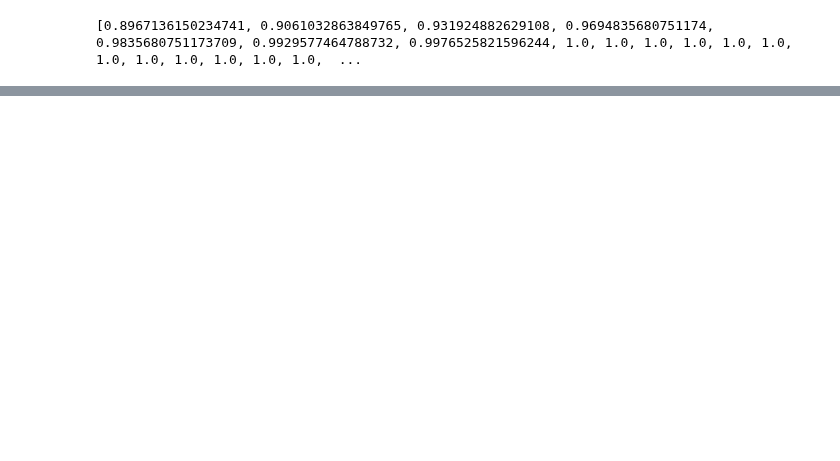
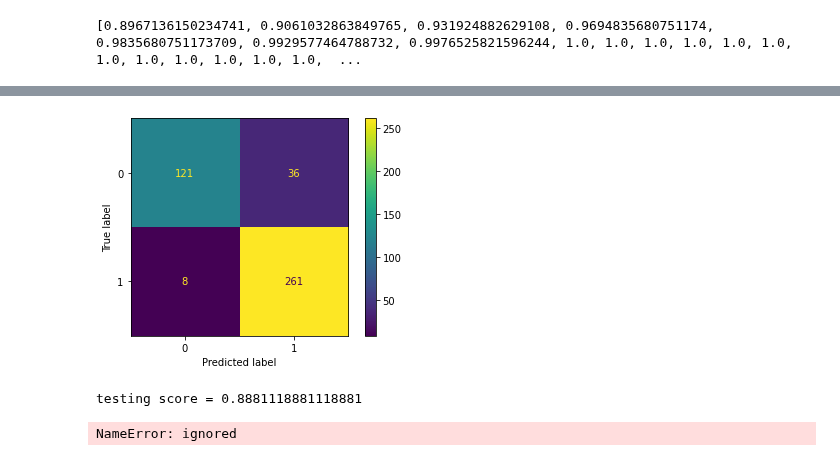
Before and after one commit to yashyaks/ML-playground, a Jupyter notebook: Lab_2/Lab2.3_DecisionTreeClassifier.ipynb, the cells around one changed output, grey strips where cells are left out. Saved outputs shown, nothing was run; the diff lists cells and outputs as text; code cells hidden in the pictures; blank space fills up the shorter version.

```diff
--- a/Lab_2/Lab2.3_DecisionTreeClassifier.ipynb
+++ b/Lab_2/Lab2.3_DecisionTreeClassifier.ipynb
@@ -154,0 +165,2 @@ WARNING:matplotlib.legend:No artists with labels found to put in legend.  Note t
+# %%
+y_train_pred=clf.predict(x_train)
@@ -154,0 +180,17 @@ WARNING:matplotlib.legend:No artists with labels found to put in legend.  Note t
+# %%
+from sklearn import metrics
+cm=metrics.confusion_matrix(y_train,y_train_pred,labels=clf.classes_)
+# %%
+disp = ConfusionMatrixDisplay(confusion_matrix=cm,display_labels=clf.classes_)
+disp.plot()
+plt.show()
+# %% [output]
+[figure, added]
+# %%
+print(f"testing score = {metrics.accuracy_score(y_test,y_test_pred)}")
+# %% [output]
+testing score = 0.8881118881118881
+# %%
+cm=confusion_matrix(y_test,y_test_pred,labels=clf.classes_)
+# %% [output]
+NameError: ignored
```
Also changed, not shown: parts of 13 cells of this notebook.
